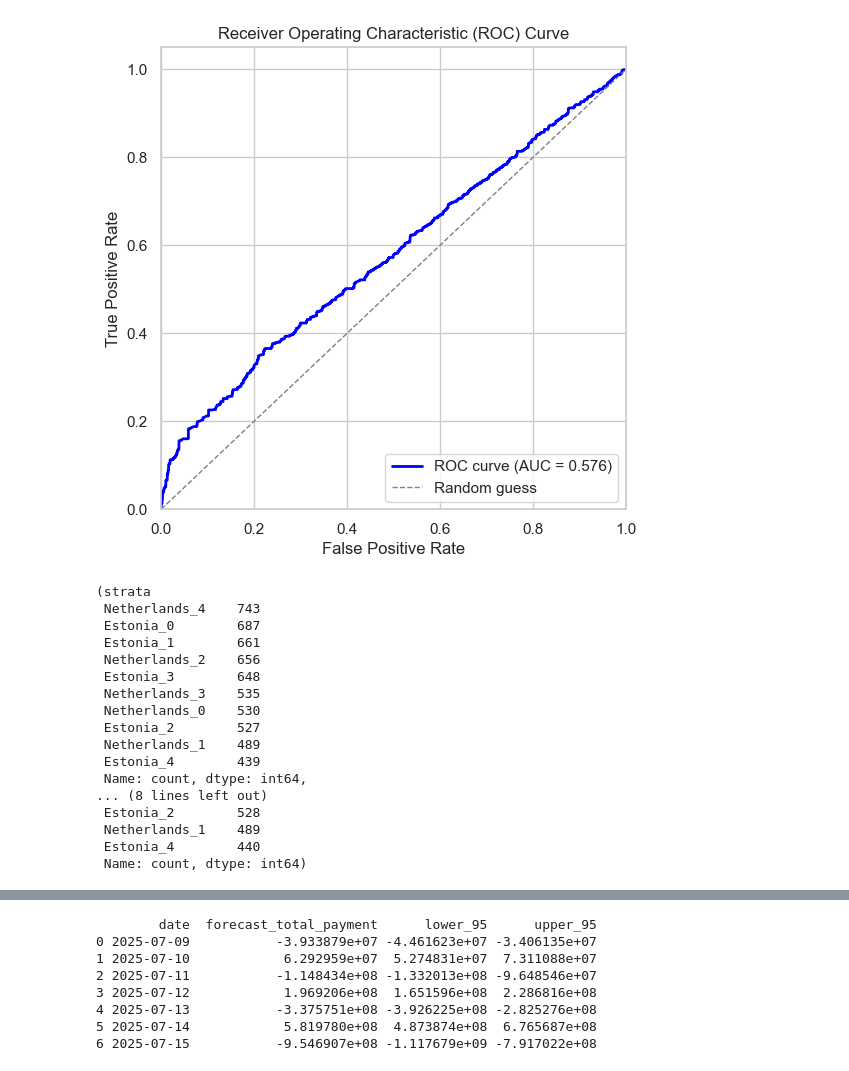
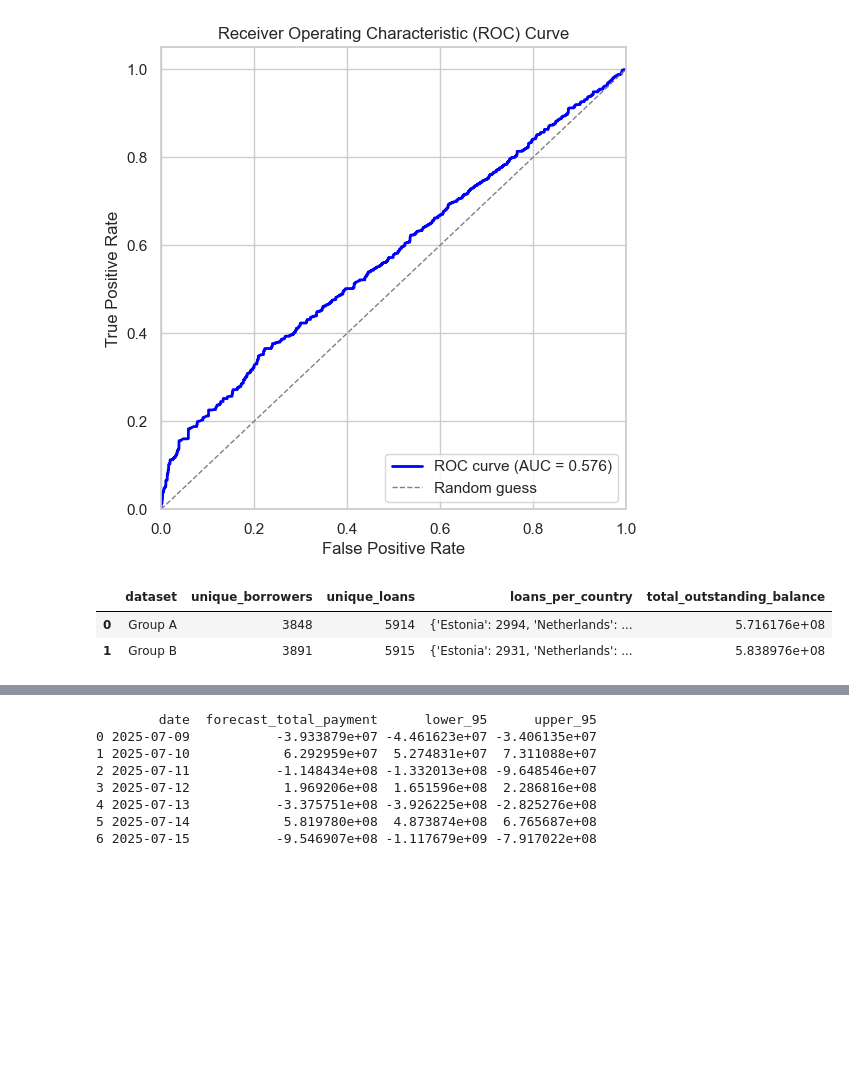
Before and after one commit to FarRza111/bandora-task, a Jupyter notebook: task_analyze.ipynb, the cells around one changed output, grey strips where cells are left out. Saved outputs shown, nothing was run; the diff lists cells and outputs as text; code cells hidden in the pictures; blank space fills up the shorter version.

Commit message:
Initial Commit - I'll continue on analysis, to see which model is good to go

```diff
--- a/task_analyze.ipynb
+++ b/task_analyze.ipynb
@@ -392,45 +392,58 @@ weighted avg       0.44      0.67      0.53      2958
 FileNotFoundError: [Errno 2] No such file or directory: '/mnt/data/roc_curve.png'
 [figure]
 # %%
-import pandas as pd
-from sklearn.model_selection import train_test_split
+import numpy as np
 
-df['debt_bucket'] = pd.qcut(df['outstanding_at_last_report'], q=5, labels=False)
-df['country'] = df['country'].astype(str)
+# Work with the original dataset for splitting
+df = df.copy()
 
-# Composite key
-df['strata'] = df['country'] + "_" + df['debt_bucket'].astype(str)
+# Convert loan_issued_at to datetime
+df['loan_issued_at'] = pd.to_datetime(df['loan_issued_at'])
 
-# Deduplicate on loan_id level for split
-loan_df = df.drop_duplicates(subset='loan_id')
+# We want to split into two groups with balanced distributions:
+# borrowers, loans, loans per country, outstanding debt.
 
-train_ids, test_ids = train_test_split(
-    loan_df['loan_id'],
-    test_size=0.5,
-    stratify=loan_df['strata'],
-    random_state=42
-)
+# Step 1: Ensure unique loans are considered (loan_id as key)
+unique_loans = df.groupby('loan_id').agg({
+    'borrower_id': 'first',
+    'country': 'first',
+    'outstanding_balance': 'last'  # last balance recorded
+}).reset_index()
 
-A_df = df[df['loan_id'].isin(train_ids)]
-B_df = df[df['loan_id'].isin(test_ids)]
+# Step 2: Random shuffle loans
+np.random.seed(42)
+shuffled_loans = unique_loans.sample(frac=1).reset_index(drop=True)
+
+# Step 3: Split loans into two halves
+half = len(shuffled_loans) // 2
+group_a_loans = shuffled_loans.iloc[:half]['loan_id']
+group_b_loans = shuffled_loans.iloc[half:]['loan_id']
+
+# Step 4: Create split datasets from original daily data
+group_a_df = df[df['loan_id'].isin(group_a_loans)]
+group_b_df = df[df['loan_id'].isin(group_b_loans)]
+
+# Step 5: Summary statistics for balance checking
+def summary_stats(data, name):
+    return pd.DataFrame({
+        'dataset': [name],
+        'unique_borrowers': [data['borrower_id'].nunique()],
+        'unique_loans': [data['loan_id'].nunique()],
+        'loans_per_country': [data.groupby('country')['loan_id'].nunique().to_dict()],
+        'total_outstanding_balance': [data['outstanding_balance'].sum(skipna=True)]
+    })
+
+summary_a = summary_stats(group_a_df, 'Group A')
+summary_b = summary_stats(group_b_df, 'Group B')
+
+summary = pd.concat([summary_a, summary_b], ignore_index=True)
+
+# tools.display_dataframe_to_user(name="A/B Split Summary Statistics", dataframe=summary)
+summary
 # %% [output]
-(strata
- Netherlands_4    743
- Estonia_0        687
- Estonia_1        661
- Netherlands_2    656
- Estonia_3        648
- Netherlands_3    535
- Netherlands_0    530
- Estonia_2        527
- Netherlands_1    489
- Estonia_4        439
- Name: count, dtype: int64,
-... (8 lines left out)
- Estonia_2        528
- Netherlands_1    489
- Estonia_4        440
- Name: count, dtype: int64)
+|  | dataset | unique_borrowers | unique_loans | loans_per_country | total_outstanding_balance |
+| 0 | Group A | 3848 | 5914 | {'Estonia': 2994, 'Netherlands': ... | 5.716176e+08 |
+| 1 | Group B | 3891 | 5915 | {'Estonia': 2931, 'Netherlands': ... | 5.838976e+08 |
 # %%
 df
 # %% [output]
```
Also changed, not shown: 9 other files.
